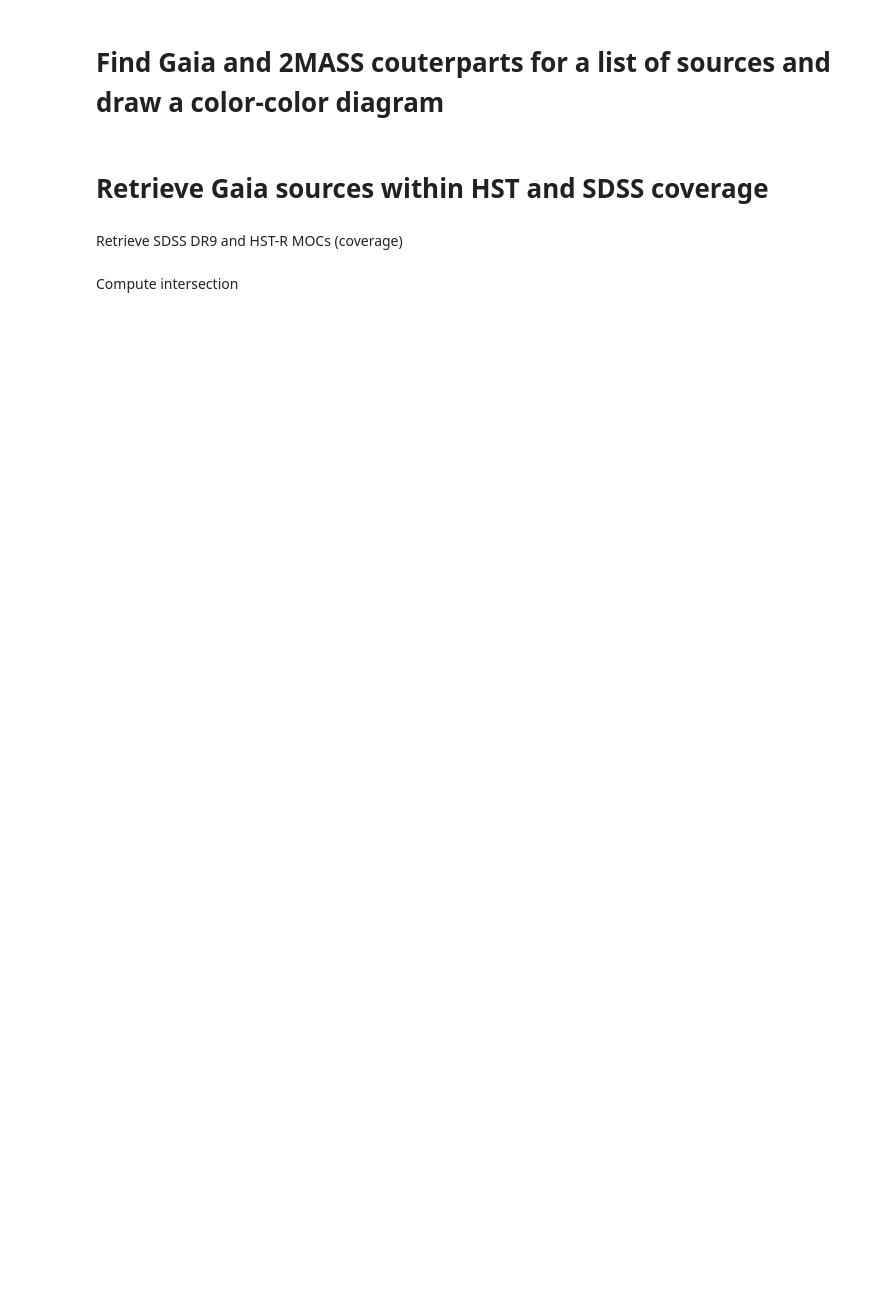
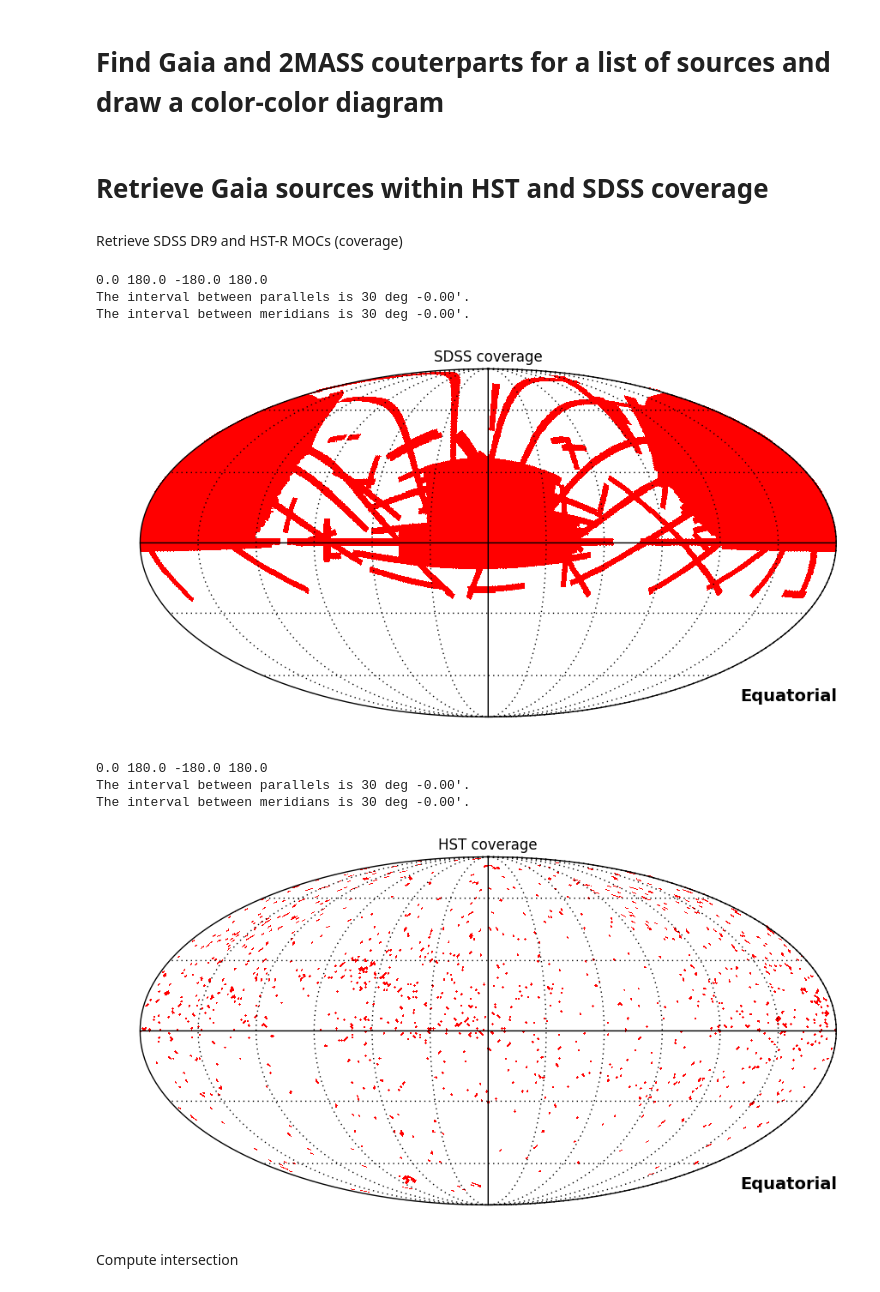
Before and after one commit to tboch/VO-access-GaiaDR1, a Jupyter notebook: notebooks/gaia-cds-services.ipynb, the cells around one changed output. Cells and saved outputs as stored; diff of their text form; code cells hidden in the pictures; blank space fills up the shorter version.

```diff
--- a/notebooks/gaia-cds-services.ipynb
+++ b/notebooks/gaia-cds-services.ipynb
@@ -275,8 +325,19 @@ plt.grid(True)
 Retrieve SDSS DR9 and HST-R MOCs (coverage)
 # %%
 from mocpy import MOC
-moc_sdss = MOC.from_ivorn('ivo://CDS/P/SDSS9/u')
-moc_hst = MOC.from_ivorn('ivo://CDS/P/HST/R')
+moc_sdss = MOC.from_ivorn('ivo://CDS/P/SDSS9/u', nside=512)
+moc_hst = MOC.from_ivorn('ivo://CDS/P/HST/R', nside=512)
+moc_sdss.plot('SDSS coverage')
+moc_hst.degrade_to_order(6).plot('HST coverage')
+# %% [output]
+0.0 180.0 -180.0 180.0
+The interval between parallels is 30 deg -0.00'.
+The interval between meridians is 30 deg -0.00'.
+[figure, added]
+0.0 180.0 -180.0 180.0
+The interval between parallels is 30 deg -0.00'.
+The interval between meridians is 30 deg -0.00'.
+[figure, added]
 # %% [markdown]
 Compute intersection
 # %%
```
Also changed, not shown: parts of 22 cells of this notebook.
